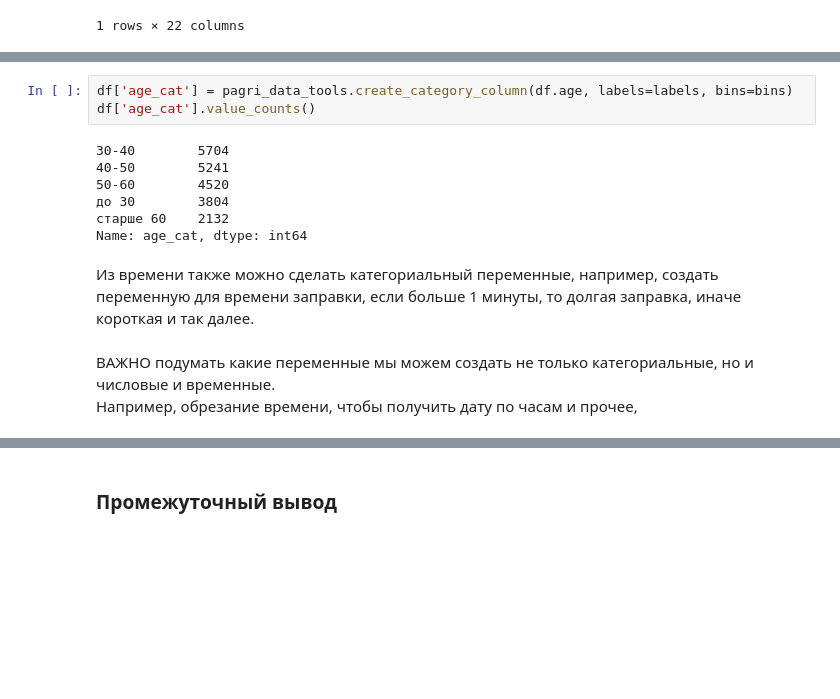
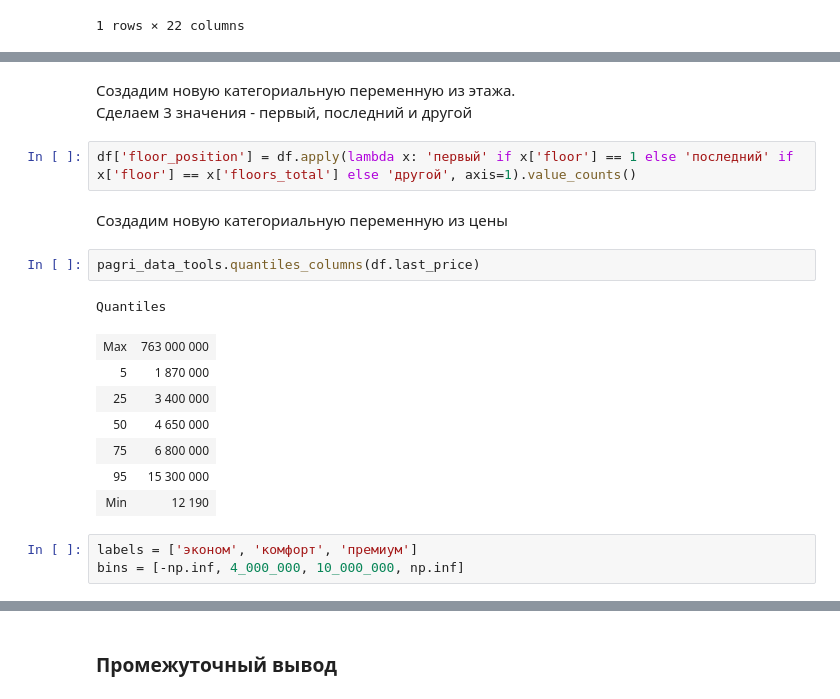
Before and after one commit to PAGriAnalytics/pagri-projects, a Jupyter notebook: quarto/projects/housing-ads-investigation/housing_ads_investigation.ipynb, the cells around one changed output, grey strips where cells are left out. Drawn from its saved outputs; the diff is of its cells as text; blank space fills up the shorter version.

```diff
--- a/quarto/projects/housing-ads-investigation/housing_ads_investigation.ipynb
+++ b/quarto/projects/housing-ads-investigation/housing_ads_investigation.ipynb
@@ -988,15 +899,21 @@ bins = [-np.inf, 30, 40, 50, 60, np.inf]
-# %%
-df['age_cat'] = pagri_data_tools.create_category_column(df.age, labels=labels, bins=bins)
-df['age_cat'].value_counts()
-# %% [output]
-30-40        5704
-40-50        5241
-50-60        4520
-до 30        3804
-старше 60    2132
-Name: age_cat, dtype: int64
-# %% [markdown]
-Из времени также можно сделать категориальный переменные, например, создать переменную для времени заправки, если больше 1 минуты, то долгая заправка, иначе короткая и так далее.
-# %% [markdown]
-ВАЖНО подумать какие переменные мы можем создать не только категориальные, но и числовые и временные.
-Например, обрезание времени, чтобы получить дату по часам и прочее,
+# %% [markdown]
+Создадим новую категориальную переменную из этажа.
+Сделаем 3 значения - первый, последний и другой
+# %%
+df['floor_position'] = df.apply(lambda x: 'первый' if x['floor'] == 1 else 'последний' if x['floor'] == x['floors_total'] else 'другой', axis=1).value_counts()
+# %% [markdown]
+Создадим новую категориальную переменную из цены
+# %%
+pagri_data_tools.quantiles_columns(df.last_price)
+# %% [output]
+Quantiles
+| Max | 763 000 000 |
+| 5 | 1 870 000 |
+| 25 | 3 400 000 |
+| 50 | 4 650 000 |
+| 75 | 6 800 000 |
+| 95 | 15 300 000 |
+| Min | 12 190 |
+# %%
+labels = ['эконом', 'комфорт', 'премиум']
+bins = [-np.inf, 4_000_000, 10_000_000, np.inf]
```
Also changed, not shown: parts of 30 cells of this notebook.
